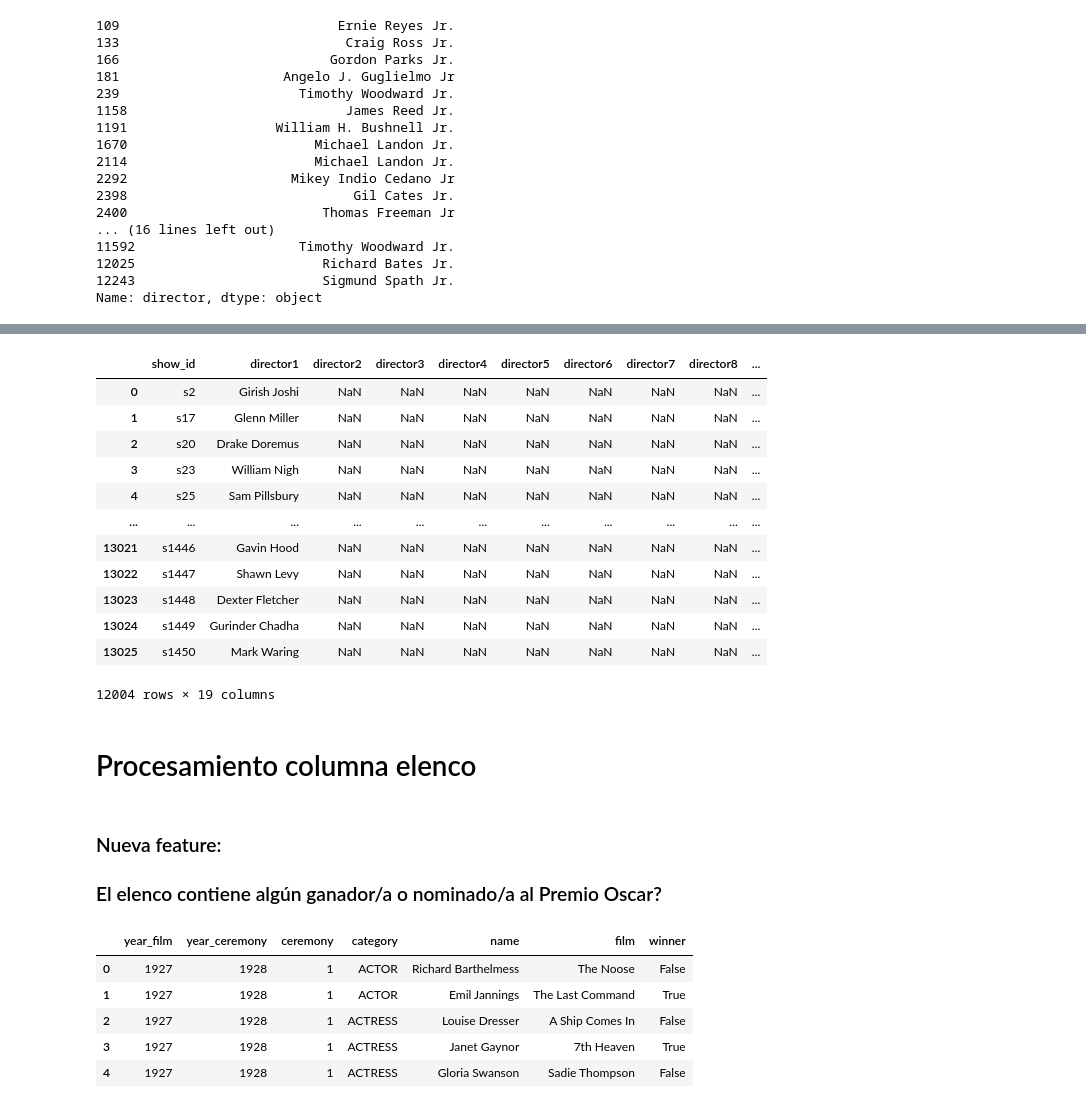
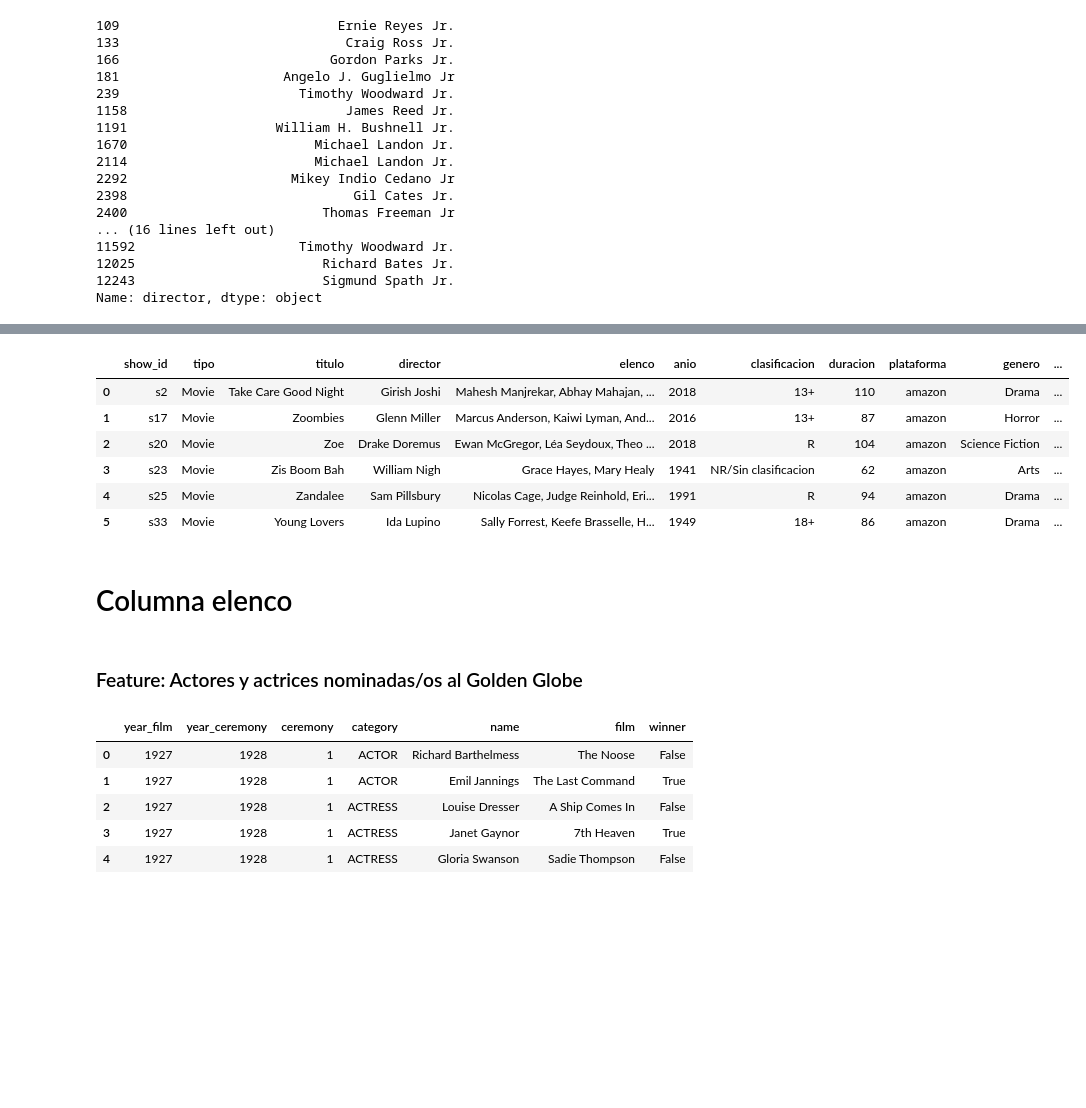
Before and after one commit to L-Ameneiro/IngeniasDataScience, a Jupyter notebook: notebooks/ANALISIS Y PROCESAMIENTO.ipynb, the cells around one changed output, grey strips where cells are left out. Drawn from its saved outputs; the diff is of its cells as text; code cells hidden in the pictures; blank space fills up the shorter version.

```diff
--- a/notebooks/ANALISIS Y PROCESAMIENTO.ipynb
+++ b/notebooks/ANALISIS Y PROCESAMIENTO.ipynb
@@ -665,26 +666,24 @@ directores
-# %%
-#Se verifica:
-valores_diferentes_de_1 = directores[directores['direccion'] != 1]
-valores_diferentes_de_1
-# %% [output]
-|  | show_id | director1 | director2 | director3 | director4 | director5 | director6 | director7 | director8 | ... |
-| 0 | s2 | Girish Joshi | NaN | NaN | NaN | NaN | NaN | NaN | NaN | ... |
-| 1 | s17 | Glenn Miller | NaN | NaN | NaN | NaN | NaN | NaN | NaN | ... |
-| 2 | s20 | Drake Doremus | NaN | NaN | NaN | NaN | NaN | NaN | NaN | ... |
-| 3 | s23 | William Nigh | NaN | NaN | NaN | NaN | NaN | NaN | NaN | ... |
-| 4 | s25 | Sam Pillsbury | NaN | NaN | NaN | NaN | NaN | NaN | NaN | ... |
-| ... | ... | ... | ... | ... | ... | ... | ... | ... | ... | ... |
-| 13021 | s1446 | Gavin Hood | NaN | NaN | NaN | NaN | NaN | NaN | NaN | ... |
-| 13022 | s1447 | Shawn Levy | NaN | NaN | NaN | NaN | NaN | NaN | NaN | ... |
-| 13023 | s1448 | Dexter Fletcher | NaN | NaN | NaN | NaN | NaN | NaN | NaN | ... |
-| 13024 | s1449 | Gurinder Chadha | NaN | NaN | NaN | NaN | NaN | NaN | NaN | ... |
-| 13025 | s1450 | Mark Waring | NaN | NaN | NaN | NaN | NaN | NaN | NaN | ... |
-12004 rows × 19 columns
+# %%
+# Realizamos left join
+pelis = pd.merge(pelis, directores, on=['show_id', 'plataforma'], how='left')
+# %%
+# eliminamos columnas no necesarias
+pelis = pelis.drop(['director1', 'director2', 'director3', 'director4', 'director5','director6', 'director7', 'director8', 'director9', 'director10','director11',
+'director12', 'director13', 'director14', 'director15', 'director16', 'director17', 'listado_en'], axis=1)
+# %%
+pelis.head(6)
+# %% [output]
+|  | show_id | tipo | titulo | director | elenco | anio | clasificacion | duracion | plataforma | genero | ... |
+| 0 | s2 | Movie | Take Care Good Night | Girish Joshi | Mahesh Manjrekar, Abhay Mahajan, ... | 2018 | 13+ | 110 | amazon | Drama | ... |
+| 1 | s17 | Movie | Zoombies | Glenn Miller | Marcus Anderson, Kaiwi Lyman, And... | 2016 | 13+ | 87 | amazon | Horror | ... |
+| 2 | s20 | Movie | Zoe | Drake Doremus | Ewan McGregor, Léa Seydoux, Theo ... | 2018 | R | 104 | amazon | Science Fiction | ... |
+| 3 | s23 | Movie | Zis Boom Bah | William Nigh | Grace Hayes, Mary Healy | 1941 | NR/Sin clasificacion | 62 | amazon | Arts | ... |
+| 4 | s25 | Movie | Zandalee | Sam Pillsbury | Nicolas Cage, Judge Reinhold, Eri... | 1991 | R | 94 | amazon | Drama | ... |
+| 5 | s33 | Movie | Young Lovers | Ida Lupino | Sally Forrest, Keefe Brasselle, H... | 1949 | 18+ | 86 | amazon | Drama | ... |
 # %% [markdown]
-# Procesamiento columna elenco
+# Columna elenco
 # %% [markdown]
-### Nueva feature:
-### El elenco contiene algún ganador/a o nominado/a al Premio Oscar?
+### Feature: Actores y actrices nominadas/os al Golden Globe
 # %%
 oscar = pd.read_csv('../datasets/premiados/the_oscar_award.csv')
 # %%
```
Also changed, not shown: parts of 45 cells of this notebook, 4 other files.
